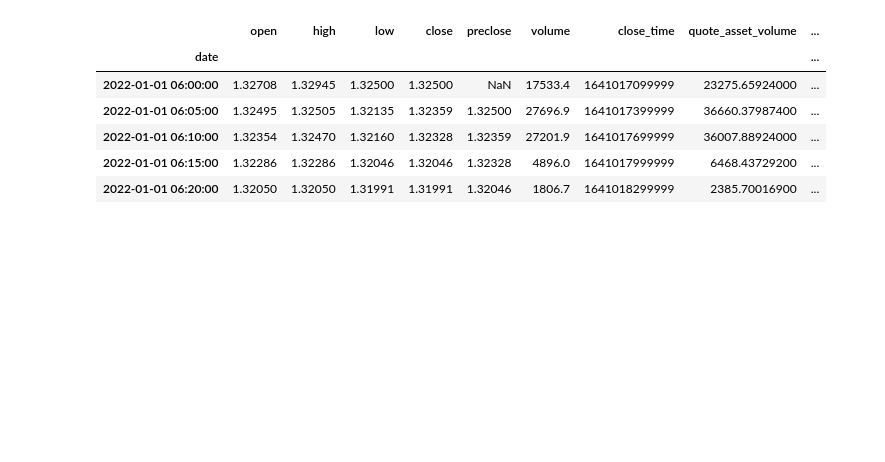
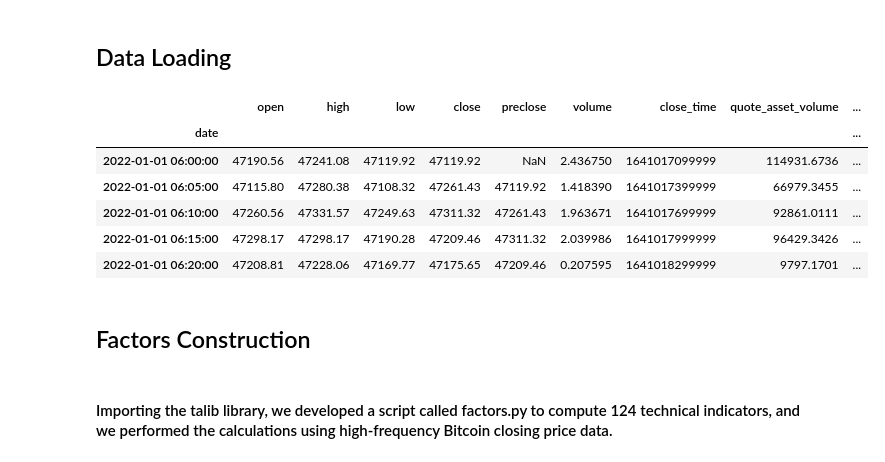
Before and after one commit to HanluGe/Crypto_trading_technical_indicators, a Jupyter notebook: Strategy_1.ipynb, the cells around one changed output. Saved outputs shown, nothing was run; the diff lists cells and outputs as text; code cells hidden in the pictures; blank space fills up the shorter version.

```diff
--- a/Strategy_1.ipynb
+++ b/Strategy_1.ipynb
@@ -11,6 +11,8 @@ import talib
 import factors
 import labeling
 from tree import train_ensemble, evaluate_ensemble, get_predicted_label_sequence
+# %% [markdown]
+## Data Loading
 # %%
 data_dir = r"D:\360MoveData\Users\liujunyuan\Desktop\QTS\Crypto_trading_technical_indicators\data\cpt_5min\k_data"
 
@@ -21,22 +23,26 @@ for file in pkl_files:
     file_path = os.path.join(data_dir, file)
     data_dict[file] = pd.read_pickle(file_path)
 # %%
-file_list = ['ADAUSDT.pkl', 'ATOMUSDT.pkl', 'AVAXUSDT.pkl', 'BNBUSDT.pkl', 'BTCUSDT.pkl',
-             'DOGEUSDT.pkl', 'ETHUSDT.pkl', 'LTCUSDT.pkl', 'SHIBUSDT.pkl', 'SOLUSDT.pkl', 'VETUSDT.pkl']
+file_list = ['ADAUSD.pkl', 'ATOMUSD.pkl', 'AVAXUSD.pkl', 'BNBUSD.pkl', 'BTCUSD.pkl',
+             'DOGEUSD.pkl', 'ETHUSD.pkl', 'LTCUSD.pkl', 'SHIBUSD.pkl', 'SOLUSD.pkl', 'VETUSD.pkl']
 
 names = ['ADA', 'ATOM', 'AVAX', 'BNB', 'BTC', 'DOGE', 'ETH', 'LTC', 'SHIB', 'SOL', 'VETI']
 
 for name, file in zip(names, file_list):
     globals()[name] = data_dict.get(file)
-ADA.head()
+BTC.head()
 # %% [output]
 |  | open | high | low | close | preclose | volume | close_time | quote_asset_volume | ... |
 | date |  |  |  |  |  |  |  |  | ... |
-| 2022-01-01 06:00:00 | 1.32708 | 1.32945 | 1.32500 | 1.32500 | NaN | 17533.4 | 1641017099999 | 23275.65924000 | ... |
-| 2022-01-01 06:05:00 | 1.32495 | 1.32505 | 1.32135 | 1.32359 | 1.32500 | 27696.9 | 1641017399999 | 36660.37987400 | ... |
-| 2022-01-01 06:10:00 | 1.32354 | 1.32470 | 1.32160 | 1.32328 | 1.32359 | 27201.9 | 1641017699999 | 36007.88924000 | ... |
-| 2022-01-01 06:15:00 | 1.32286 | 1.32286 | 1.32046 | 1.32046 | 1.32328 | 4896.0 | 1641017999999 | 6468.43729200 | ... |
-| 2022-01-01 06:20:00 | 1.32050 | 1.32050 | 1.31991 | 1.31991 | 1.32046 | 1806.7 | 1641018299999 | 2385.70016900 | ... |
+| 2022-01-01 06:00:00 | 47190.56 | 47241.08 | 47119.92 | 47119.92 | NaN | 2.436750 | 1641017099999 | 114931.6736 | ... |
+| 2022-01-01 06:05:00 | 47115.80 | 47280.38 | 47108.32 | 47261.43 | 47119.92 | 1.418390 | 1641017399999 | 66979.3455 | ... |
+| 2022-01-01 06:10:00 | 47260.56 | 47331.57 | 47249.63 | 47311.32 | 47261.43 | 1.963671 | 1641017699999 | 92861.0111 | ... |
+| 2022-01-01 06:15:00 | 47298.17 | 47298.17 | 47190.28 | 47209.46 | 47311.32 | 2.039986 | 1641017999999 | 96429.3426 | ... |
+| 2022-01-01 06:20:00 | 47208.81 | 47228.06 | 47169.77 | 47175.65 | 47209.46 | 0.207595 | 1641018299999 | 9797.1701 | ... |
+# %% [markdown]
+## Factors Construction
+# %% [markdown]
+#### Importing the talib library, we developed a script called factors.py to compute 124 technical indicators, and we performed the calculations using high-frequency Bitcoin closing price data.
 # %%
 start = "2022-01-01 06:00:00"
 end = "2024-12-31 06:00:00"
```
Also changed, not shown: parts of 15 cells of this notebook, 3 other files.
